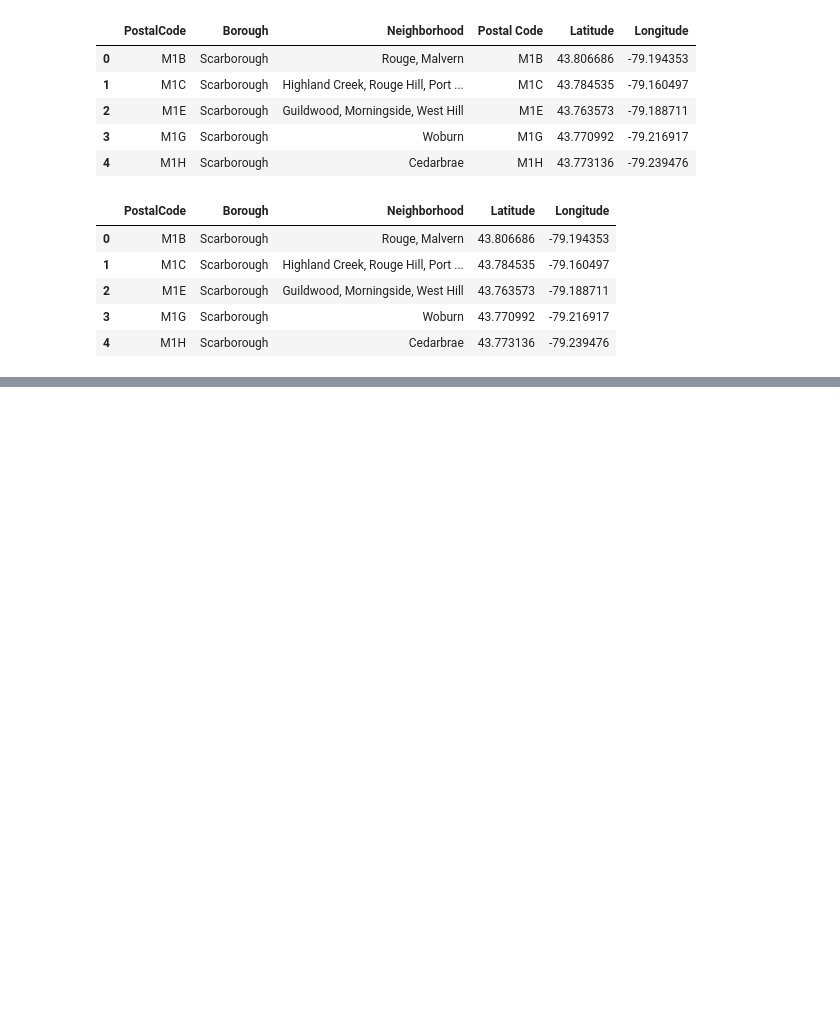
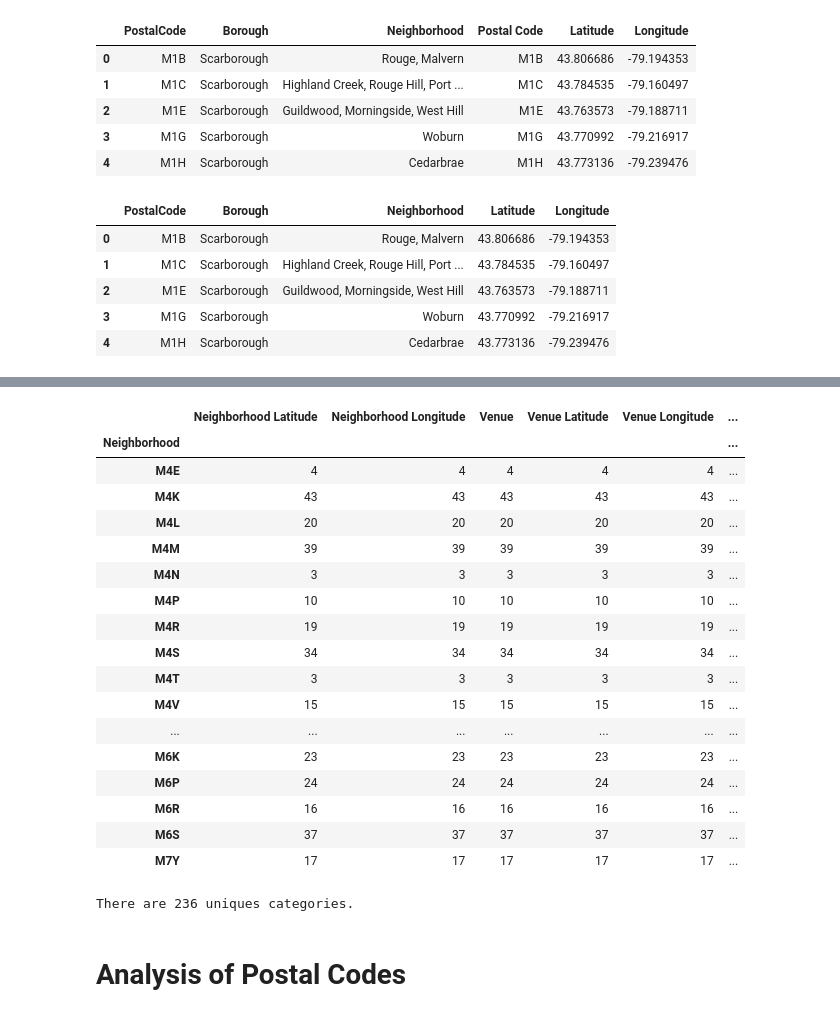
Before and after one commit to samswat/Coursera_Capstone, a Jupyter notebook: Neighborhoods in Toronto.ipynb, the cells around one changed output, grey strips where cells are left out. Drawn from its saved outputs; the diff is of its cells as text; code cells hidden in the pictures; blank space fills up the shorter version.

```diff
--- a/Neighborhoods in Toronto.ipynb
+++ b/Neighborhoods in Toronto.ipynb
@@ -165,0 +191,3 @@ df_merged.head()
+# %%
+df_merged2.drop(['Postal Code'], axis=1, inplace=True)
+df_merged2.head()
@@ -165,0 +205,9 @@ df_merged.head()
+# %%
+# find out the latitude and longitude of Toronto
+address = 'Toronto, Canada'
+
+geolocator = Nominatim(user_agent="ca_explorer")
+location = geolocator.geocode(address)
+latitude = location.latitude
+longitude = location.longitude
+print('The geograpical coordinate of Toronto are {}, {}.'.format(latitude, longitude))
@@ -165,0 +216,18 @@ df_merged.head()
+# %%
+# create map of Manhattan using latitude and longitude values
+map_toronto = folium.Map(location=[latitude, longitude], zoom_start=11)
+
+# add markers to map
+for lat, lng, label in zip(df_merged2['Latitude'], df_merged2['Longitude'], df_merged2['Neighborhood']):
+    label = folium.Popup(label, parse_html=True)
+    folium.CircleMarker(
+        [lat, lng],
+        radius=5,
+        popup=label,
+        color='blue',
+        fill=True,
+        fill_color='#3186cc',
+        fill_opacity=0.7,
+        parse_html=False).add_to(map_toronto)
+
+map_toronto
@@ -165,0 +335,29 @@ df_merged.head()
+# %%
+# check how many venues were returned for each postal code
+toronto_venues.groupby('Neighborhood').count()
+# %% [output]
+|  | Neighborhood Latitude | Neighborhood Longitude | Venue | Venue Latitude | Venue Longitude | ... |
+| Neighborhood |  |  |  |  |  | ... |
+| M4E | 4 | 4 | 4 | 4 | 4 | ... |
+| M4K | 43 | 43 | 43 | 43 | 43 | ... |
+| M4L | 20 | 20 | 20 | 20 | 20 | ... |
+| M4M | 39 | 39 | 39 | 39 | 39 | ... |
+| M4N | 3 | 3 | 3 | 3 | 3 | ... |
+| M4P | 10 | 10 | 10 | 10 | 10 | ... |
+| M4R | 19 | 19 | 19 | 19 | 19 | ... |
+| M4S | 34 | 34 | 34 | 34 | 34 | ... |
+| M4T | 3 | 3 | 3 | 3 | 3 | ... |
+| M4V | 15 | 15 | 15 | 15 | 15 | ... |
+| ... | ... | ... | ... | ... | ... | ... |
+| M6K | 23 | 23 | 23 | 23 | 23 | ... |
+| M6P | 24 | 24 | 24 | 24 | 24 | ... |
+| M6R | 16 | 16 | 16 | 16 | 16 | ... |
+| M6S | 37 | 37 | 37 | 37 | 37 | ... |
+| M7Y | 17 | 17 | 17 | 17 | 17 | ... |
+# %%
+# find out how many unique categories that can be curated from all the returned values
+print('There are {} uniques categories.'.format(len(toronto_venues['Venue Category'].unique())))
+# %% [output]
+There are 236 uniques categories.
+# %% [markdown]
+# Analysis of Postal Codes
```
Also changed, not shown: parts of 52 cells of this notebook.
